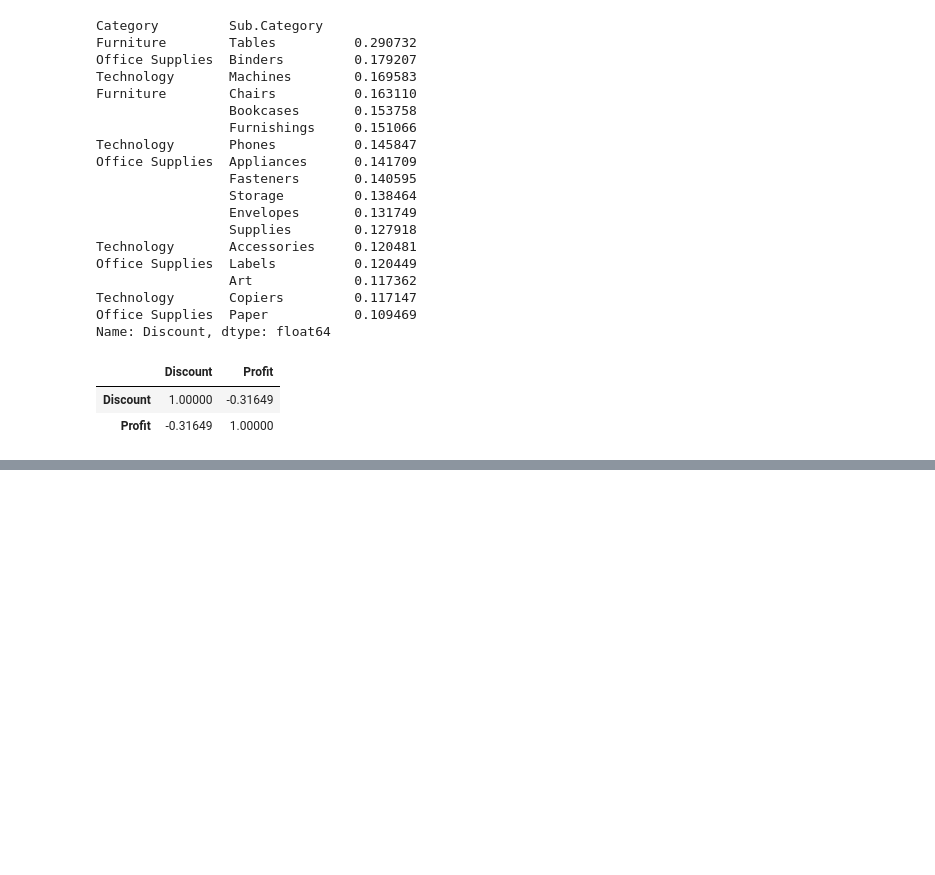
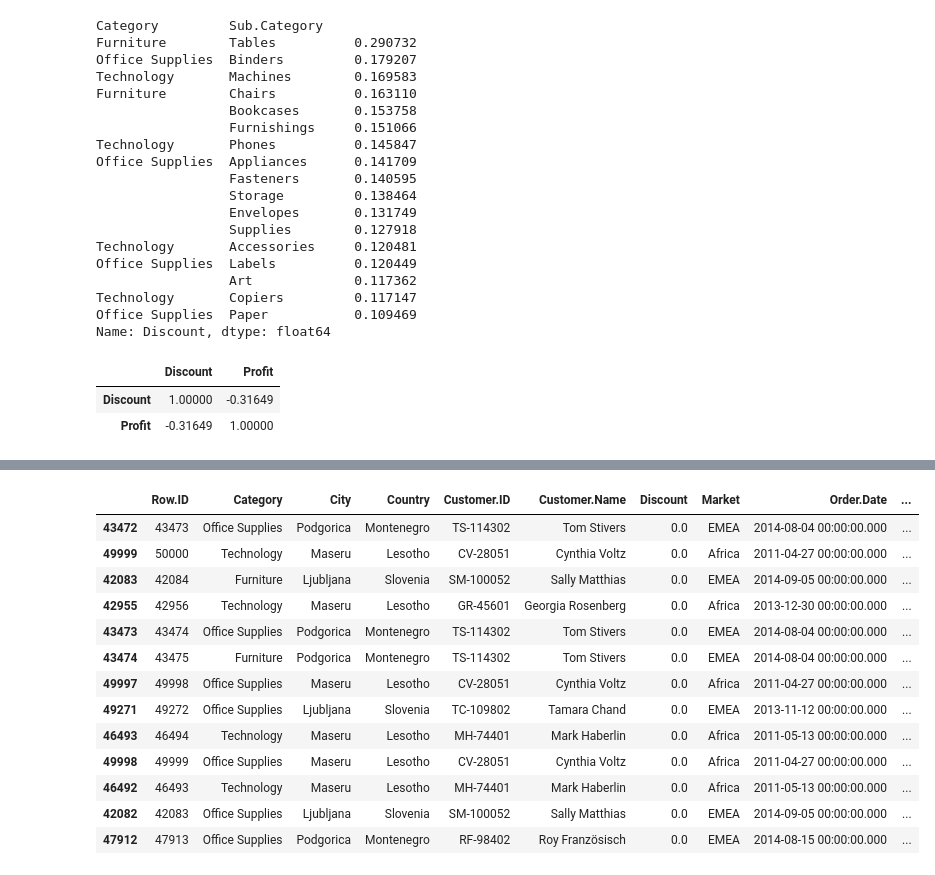
Before and after one commit to Nurikosso/Data_Analysis, a Jupyter notebook: NoteBooks/02_analysing.ipynb, the cells around one changed output, grey strips where cells are left out. Cells and saved outputs as stored; diff of their text form; code cells hidden in the pictures; blank space fills up the shorter version.

```diff
--- a/NoteBooks/02_analysing.ipynb
+++ b/NoteBooks/02_analysing.ipynb
@@ -211,0 +456,18 @@ corr
+# %%
+filt_lit = df[df['Country'].isin(['Montenegro', 'Lesotho', 'Slovenia'])]
+filt_lit.sort_values(by='Profit', ascending=False)
+# %% [output]
+|  | Row.ID | Category | City | Country | Customer.ID | Customer.Name | Discount | Market | Order.Date | ... |
+| 43472 | 43473 | Office Supplies | Podgorica | Montenegro | TS-114302 | Tom Stivers | 0.0 | EMEA | 2014-08-04 00:00:00.000 | ... |
+| 49999 | 50000 | Technology | Maseru | Lesotho | CV-28051 | Cynthia Voltz | 0.0 | Africa | 2011-04-27 00:00:00.000 | ... |
+| 42083 | 42084 | Furniture | Ljubljana | Slovenia | SM-100052 | Sally Matthias | 0.0 | EMEA | 2014-09-05 00:00:00.000 | ... |
+| 42955 | 42956 | Technology | Maseru | Lesotho | GR-45601 | Georgia Rosenberg | 0.0 | Africa | 2013-12-30 00:00:00.000 | ... |
+| 43473 | 43474 | Office Supplies | Podgorica | Montenegro | TS-114302 | Tom Stivers | 0.0 | EMEA | 2014-08-04 00:00:00.000 | ... |
+| 43474 | 43475 | Furniture | Podgorica | Montenegro | TS-114302 | Tom Stivers | 0.0 | EMEA | 2014-08-04 00:00:00.000 | ... |
+| 49997 | 49998 | Office Supplies | Maseru | Lesotho | CV-28051 | Cynthia Voltz | 0.0 | Africa | 2011-04-27 00:00:00.000 | ... |
+| 49271 | 49272 | Office Supplies | Ljubljana | Slovenia | TC-109802 | Tamara Chand | 0.0 | EMEA | 2013-11-12 00:00:00.000 | ... |
+| 46493 | 46494 | Technology | Maseru | Lesotho | MH-74401 | Mark Haberlin | 0.0 | Africa | 2011-05-13 00:00:00.000 | ... |
+| 49998 | 49999 | Office Supplies | Maseru | Lesotho | CV-28051 | Cynthia Voltz | 0.0 | Africa | 2011-04-27 00:00:00.000 | ... |
+| 46492 | 46493 | Technology | Maseru | Lesotho | MH-74401 | Mark Haberlin | 0.0 | Africa | 2011-05-13 00:00:00.000 | ... |
+| 42082 | 42083 | Office Supplies | Ljubljana | Slovenia | SM-100052 | Sally Matthias | 0.0 | EMEA | 2014-09-05 00:00:00.000 | ... |
+| 47912 | 47913 | Office Supplies | Podgorica | Montenegro | RF-98402 | Roy Französisch | 0.0 | EMEA | 2014-08-15 00:00:00.000 | ... |
```
Also changed, not shown: parts of 13 cells of this notebook.
